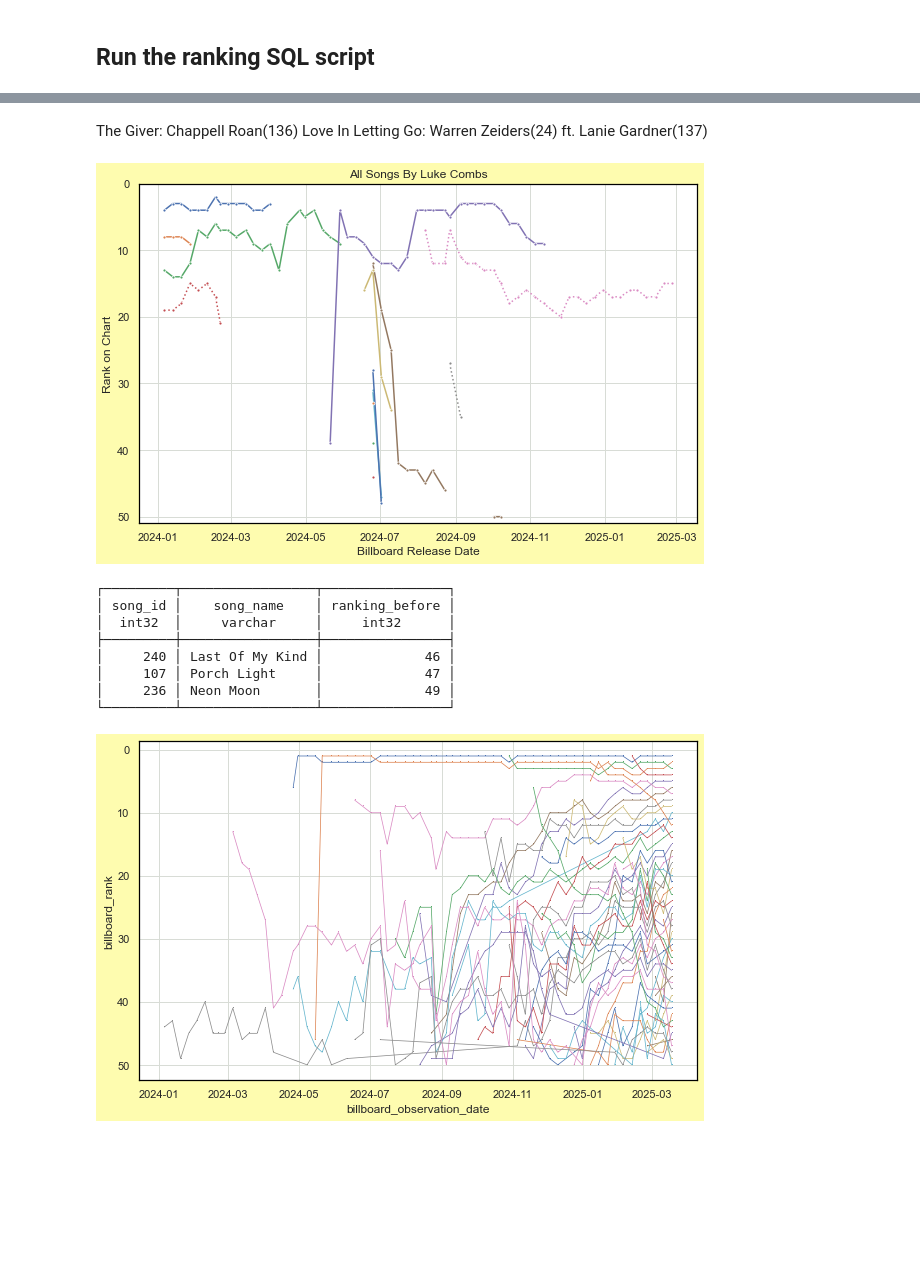
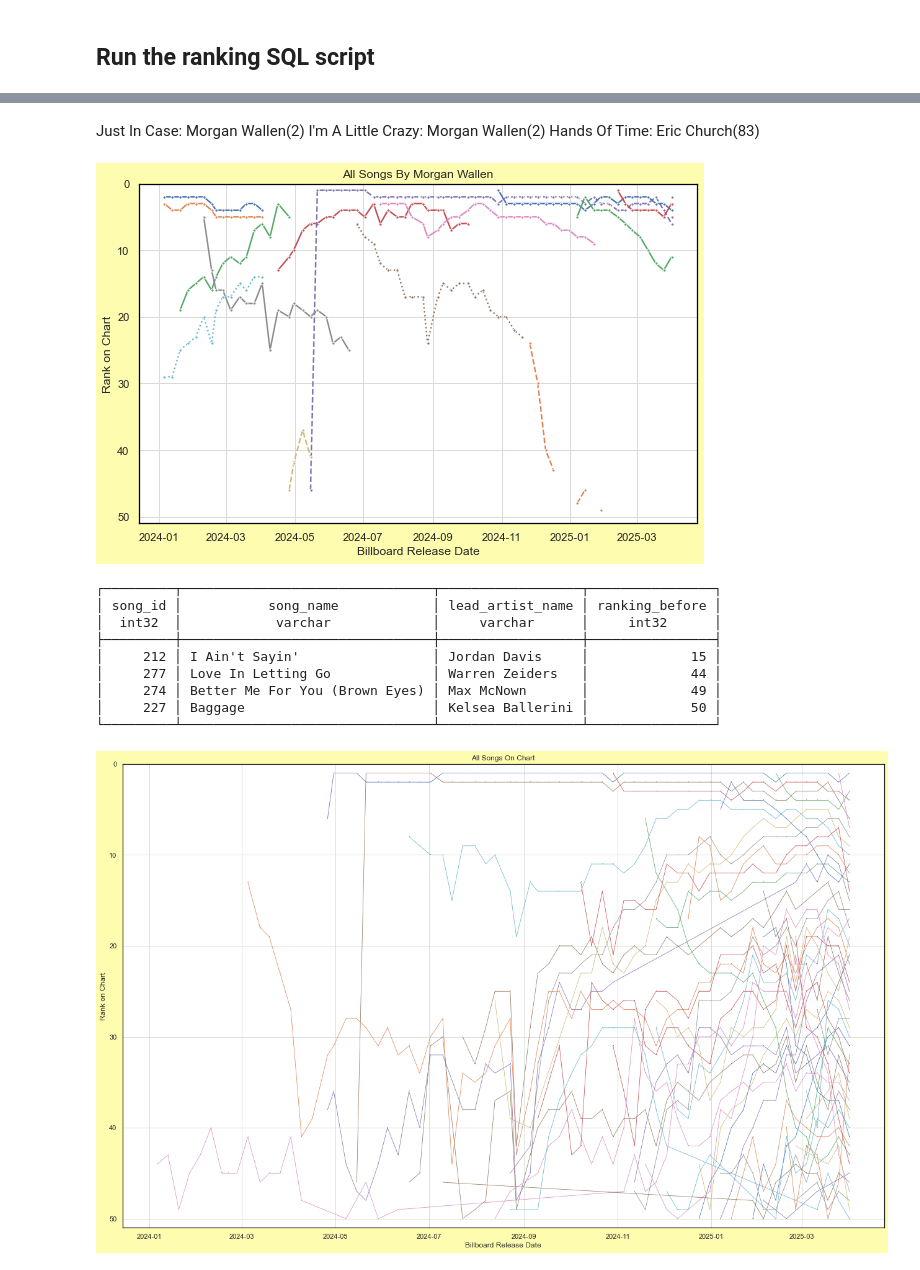
Before and after one commit to jwmanahan/billboard, a Jupyter notebook: add_new_week.ipynb, the cells around one changed output, grey strips where cells are left out. Saved outputs shown, nothing was run; the diff lists cells and outputs as text; code cells hidden in the pictures; blank space fills up the shorter version.

Commit message:
New week + clean up last two charts

```diff
--- a/add_new_week.ipynb
+++ b/add_new_week.ipynb
@@ -33,7 +33,7 @@ sns.set(
 # Change the billboard_observation_date!
 # %%
 current_date = date.today().strftime('%Y-%m-%d')
-billboard_observation_date = '2025-03-25'
+billboard_observation_date = '2025-04-01'
 # %%
 # Set up SQL connection
 %config SqlMagic.autopandas = True
@@ -757,11 +762,12 @@ Warren Zeiders    2
 Name: song_id, dtype: int64
 # %% [markdown]
-The Giver: Chappell Roan(136)
-Love In Letting Go: Warren Zeiders(24) ft. Lanie Gardner(137)
+Just In Case: Morgan Wallen(2)
+I'm A Little Crazy: Morgan Wallen(2)
+Hands Of Time: Eric Church(83)
 # %%
 # For now, manual artist name selection
 # TODO: Create charts for every artist on this week's chart at once
-artist_name = 'Luke Combs'
+artist_name = 'Morgan Wallen'
 
 df_weeks_this_artist = df_weeks_for_artist.query(
     f"artist_name == '{artist_name}'"
@@ -799,11 +805,11 @@ graph.set(
 )
 graph.axes.invert_yaxis()
 # %% [output]
-[figure, old version]
+[figure, new version]
 # %%
 # TODO: Set comparison_observation_date as num weeks back, not specific date
 current_observation_date = billboard_observation_date
-comparison_observation_date = '2025-01-28'
+comparison_observation_date = '2025-03-25'
 
 with duckdb.connect('raw_db.duckdb') as conn:
     with open('analysis/removed_songs.sql') as sql_file:
@@ -815,14 +821,15 @@ with duckdb.connect('raw_db.duckdb') as conn:
         )
     print(removed_songs)
 # %% [output]
-┌─────────┬─────────────────┬────────────────┐
-│ song_id │    song_name    │ ranking_before │
-│  int32  │     varchar     │     int32      │
-├─────────┼─────────────────┼────────────────┤
-│     240 │ Last Of My Kind │             46 │
-│     107 │ Porch Light     │             47 │
-│     236 │ Neon Moon       │             49 │
-└─────────┴─────────────────┴────────────────┘
+┌─────────┬────────────────────────────────┬──────────────────┬────────────────┐
+│ song_id │           song_name            │ lead_artist_name │ ranking_before │
+│  int32  │            varchar             │     varchar      │     int32      │
+├─────────┼────────────────────────────────┼──────────────────┼────────────────┤
+│     212 │ I Ain't Sayin'                 │ Jordan Davis     │             15 │
+│     277 │ Love In Letting Go             │ Warren Zeiders   │             44 │
+│     274 │ Better Me For You (Brown Eyes) │ Max McNown       │             49 │
+│     227 │ Baggage                        │ Kelsea Ballerini │             50 │
+└─────────┴────────────────────────────────┴──────────────────┴────────────────┘
 # %%
 # TODO consider adding a measurement start date column
     # for Friday of each week based on observation date
@@ -837,30 +844,56 @@ FROM raw_db.billboard.billboard_ranking br
 LEFT JOIN raw_db.billboard.song ss
     ON br.song_id = ss.song_id
 ORDER BY 1 ASC
+# %%
+# For reversion to standard if you scroll back up
+sns.set(
+    rc={
+        "figure.figsize" : (10, 6.25)
+        , "axes.facecolor" : "xkcd:white"
+        , "figure.facecolor" : "xkcd:parchment"
+        , 'grid.color' : 'xkcd:light gray'
+        , 'axes.edgecolor' : 'black'
+    }
+)
+# %%
+sns.set(
+    rc={
+        "figure.figsize" : (22, 13.75)
+        , "axes.facecolor" : "xkcd:white"
+        , "figure.facecolor" : "xkcd:parchment"
+        , 'grid.color' : 'xkcd:light gray'
+        , 'axes.edgecolor' : 'black'
+    }
+)
 # %%
 for _, row in df_weeks.query(
     # f"billboard_observation_date == '2024-09-10'"
     f"billboard_observation_date == '{billboard_observation_date}'"
 ).sort_values('billboard_rank').iterrows():
     this_song = df_weeks[
         df_weeks['song_id'] == row['song_id']
     ].sort_values('billboard_observation_date').fillna(
         np.inf # Not working fully to show gaps as missing
     )
 
     graph = sns.lineplot(
         data = this_song
         , x = 'billboard_observation_date' # TODO: weeks back instead of obs date
         , y = 'billboard_rank'
         , marker = ',' # TODO: add back with bigger chart
         , dashes = False
         , linewidth = 0.75
         # , hue='k' # Not working with error 'cannot be assigned with wide-form data'
     )#.set_title(this_song.reset_index()['song_name'][0])
 
+graph.set(
+    title = f'All Songs On Chart'
+    , xlabel = 'Billboard Release Date' # Really observation date (for now)
+    , ylabel = 'Rank on Chart'
+    , ylim = [0, 51]
+)
 graph.axes.invert_yaxis()
-# TODO: Make this about 4x bigger
 # %% [output]
-[figure, old version]
+[figure, new version]
 # %%
 # TODO maybe: Each song on its own tile, rather than overlapped
```
Also changed, not shown: parts of 23 cells of this notebook, 5 other files.
